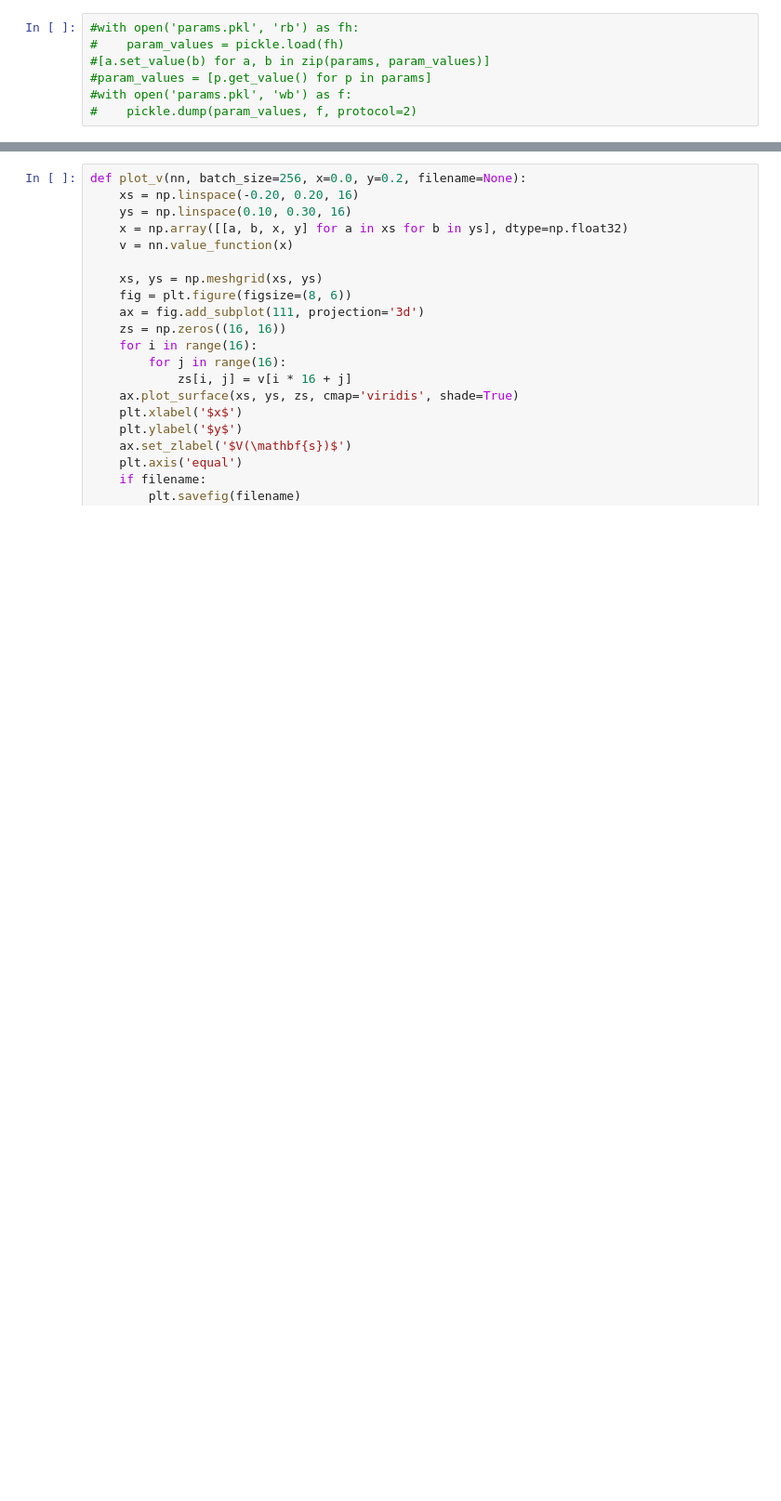
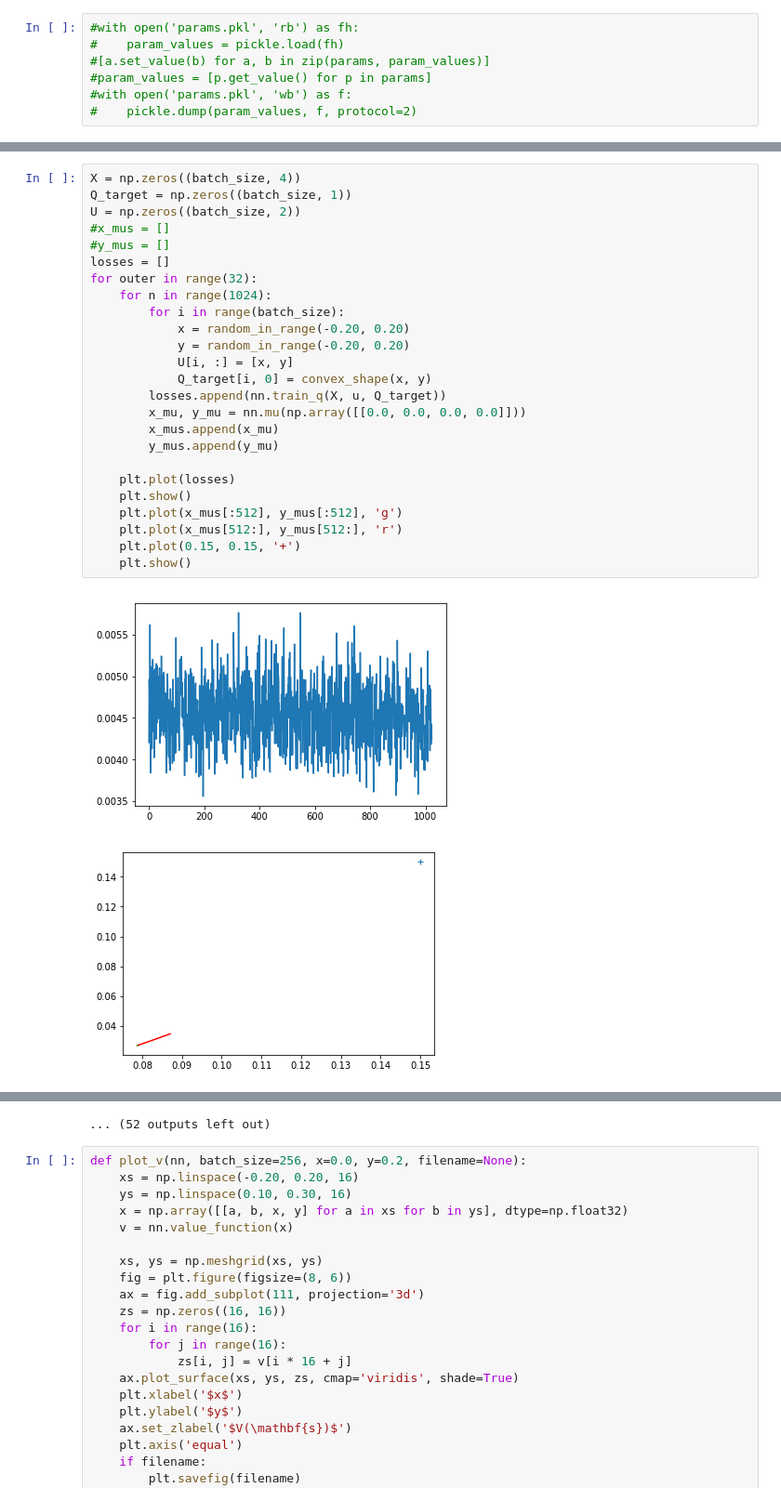
Before and after one commit to isacarnekvist/master-thesis-client, a Jupyter notebook: cartesian_network.ipynb, the cells around one changed output, grey strips where cells are left out. Shown at 93% size. Saved outputs shown, nothing was run; the diff lists cells and outputs as text; blank space fills up the shorter version.

```diff
--- a/cartesian_network.ipynb
+++ b/cartesian_network.ipynb
@@ -277,0 +413,28 @@ plot_q(nn)
+# %%
+X = np.zeros((batch_size, 4))
+Q_target = np.zeros((batch_size, 1))
+U = np.zeros((batch_size, 2))
+#x_mus = []
+#y_mus = []
+losses = []
+for outer in range(32):
+    for n in range(1024):
+        for i in range(batch_size):
+            x = random_in_range(-0.20, 0.20)
+            y = random_in_range(-0.20, 0.20)
+            U[i, :] = [x, y]
+            Q_target[i, 0] = convex_shape(x, y)
+        losses.append(nn.train_q(X, u, Q_target))
+        x_mu, y_mu = nn.mu(np.array([[0.0, 0.0, 0.0, 0.0]]))
+        x_mus.append(x_mu)
+        y_mus.append(y_mu)
+
+    plt.plot(losses)
+    plt.show()
+    plt.plot(x_mus[:512], y_mus[:512], 'g')
+    plt.plot(x_mus[512:], y_mus[512:], 'r')
+    plt.plot(0.15, 0.15, '+')
+    plt.show()
+# %% [output]
+[figure, added]
+[figure, added]
@@ -278,3 +451,4 @@ plot_q(nn)
+... (52 outputs left out)
 # %%
 def plot_v(nn, batch_size=256, x=0.0, y=0.2, filename=None):
     xs = np.linspace(-0.20, 0.20, 16)
```
Also changed, not shown: parts of 11 cells of this notebook.
